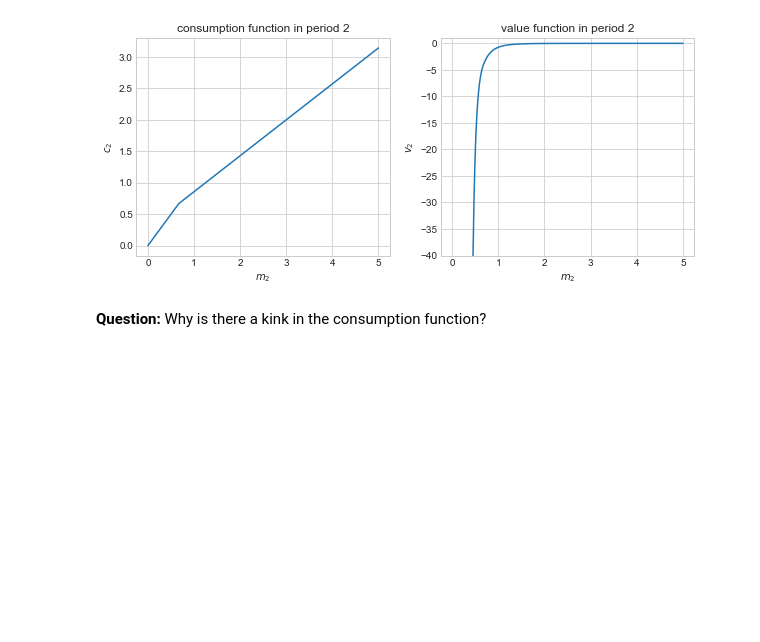
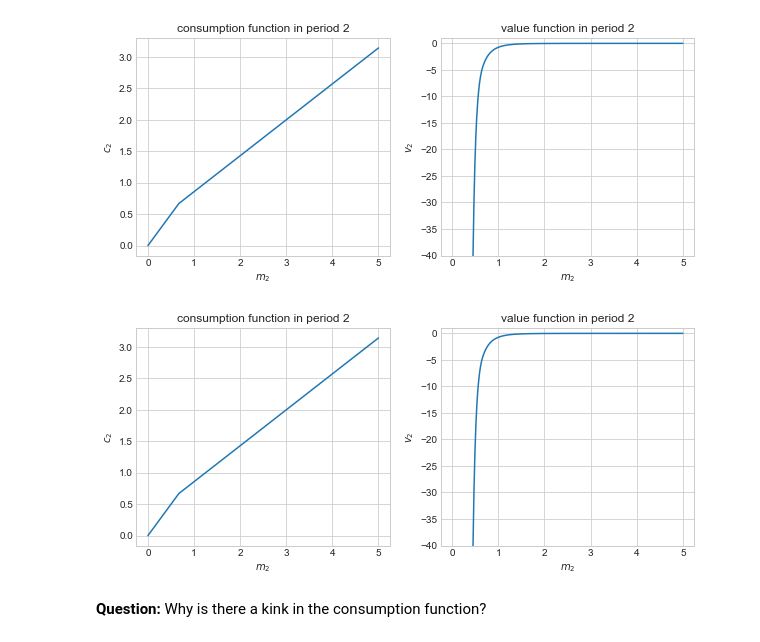
Before and after one commit to NumEconCopenhagen/lectures-2020, a Jupyter notebook: 11/Numerical_optimization.ipynb, the cells around one changed output. Cells and saved outputs as stored; diff of their text form; code cells hidden in the pictures; blank space fills up the shorter version.

```diff
--- a/11/Numerical_optimization.ipynb
+++ b/11/Numerical_optimization.ipynb
@@ -1007,13 +1007,13 @@ def solve_period_2(rho,nu,kappa,Delta):
     for i,m2 in enumerate(m2_vec):
 
         # i. objective
-        obj = lambda c2: -v2(c2,m2,rho,nu,kappa)
+        obj = lambda x: -v2(x[0],m2,rho,nu,kappa)
 
         # ii. initial value (consume half)
         x0 = m2/2
 
         # iii. optimizer
-        result = optimize.minimize_scalar(obj,x0,method='bounded',bounds=[1e-8,m2])
+        result = optimize.minimize(obj,[x0],method='L-BFGS-B',bounds=((1e-8,m2),))
 
         # iv. save
         v2_vec[i] = -result.fun
@@ -1040,6 +1040,51 @@ ax.set_title('value function in period 2')
 ax.set_ylim([-40,1]);
 # %% [output]
 [figure]
+# %%
+def solve_period_2(rho,nu,kappa,Delta):
+
+    # a. grids
+    m2_vec = np.linspace(1e-8,5,500)
+    v2_vec = np.empty(500)
+    c2_vec = np.empty(500)
+
+    # b. solve for each m2 in grid
+    for i,m2 in enumerate(m2_vec):
+
+        # i. objective
+        obj = lambda x: -v2(x[0],m2,rho,nu,kappa)
+
+        # ii. initial value (consume half)
+        x0 = m2/2
+
+        # iii. optimizer
+        result = optimize.minimize(obj,[x0],method='L-BFGS-B',bounds=((1e-12,m2),))
+
+        # iv. save
+        v2_vec[i] = -result.fun
+        c2_vec[i] = result.x[0]
+
+    return m2_vec,v2_vec,c2_vec
+
+# solve
+m2_vec,v2_vec,c2_vec = solve_period_2(rho,nu,kappa,Delta)
+
+# illustration
+fig = plt.figure(figsize=(10,4))
+ax = fig.add_subplot(1,2,1)
+ax.plot(m2_vec,c2_vec)
+ax.set_xlabel('$m_2$')
+ax.set_ylabel('$c_2$')
+ax.set_title('consumption function in period 2')
+
+ax = fig.add_subplot(1,2,2)
+ax.plot(m2_vec,v2_vec)
+ax.set_xlabel('$m_2$')
+ax.set_ylabel('$v_2$')
+ax.set_title('value function in period 2')
+ax.set_ylim([-40,1]);
+# %% [output]
+[figure, added]
 # %% [markdown]
 **Question:** Why is there a kink in the consumption function?
 # %% [markdown]
```
Also changed, not shown: parts of 1 cell of this notebook, 30 other files.
